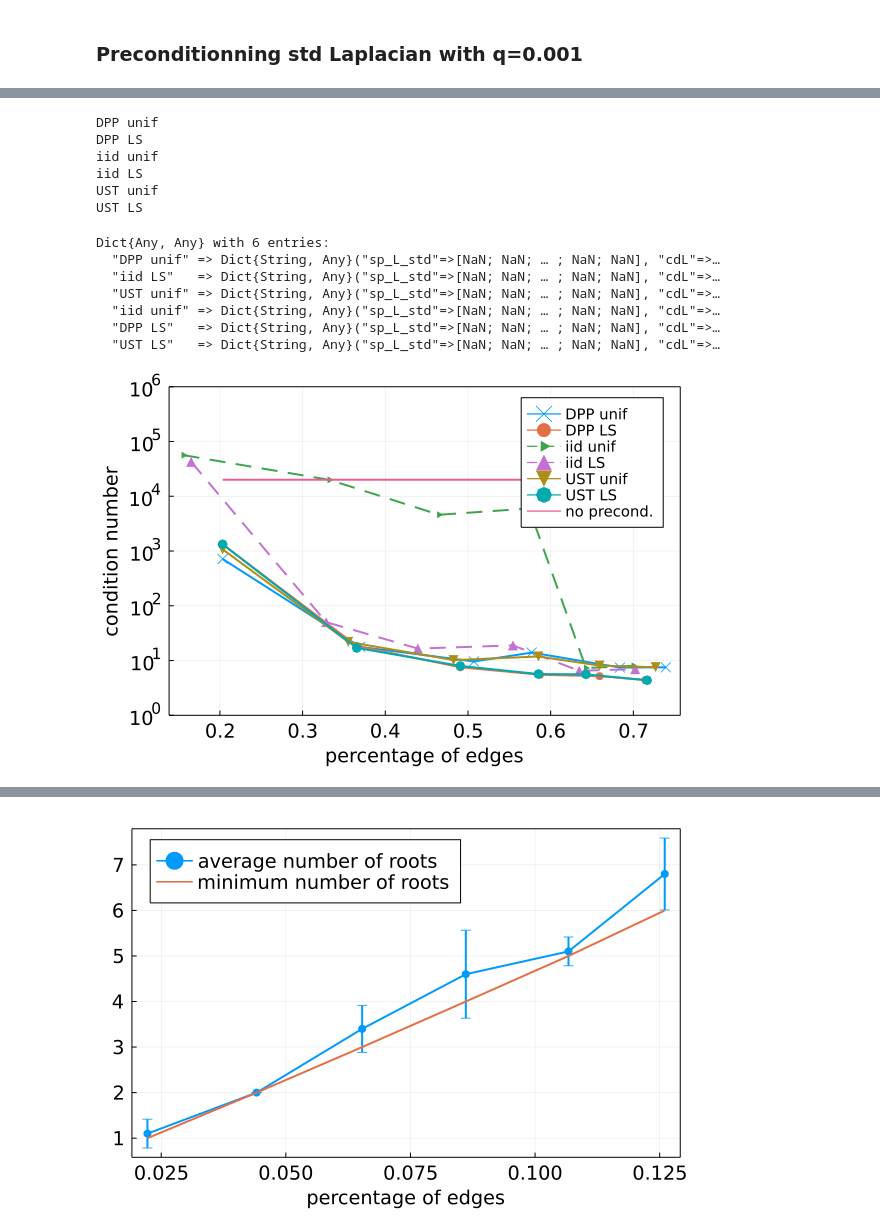
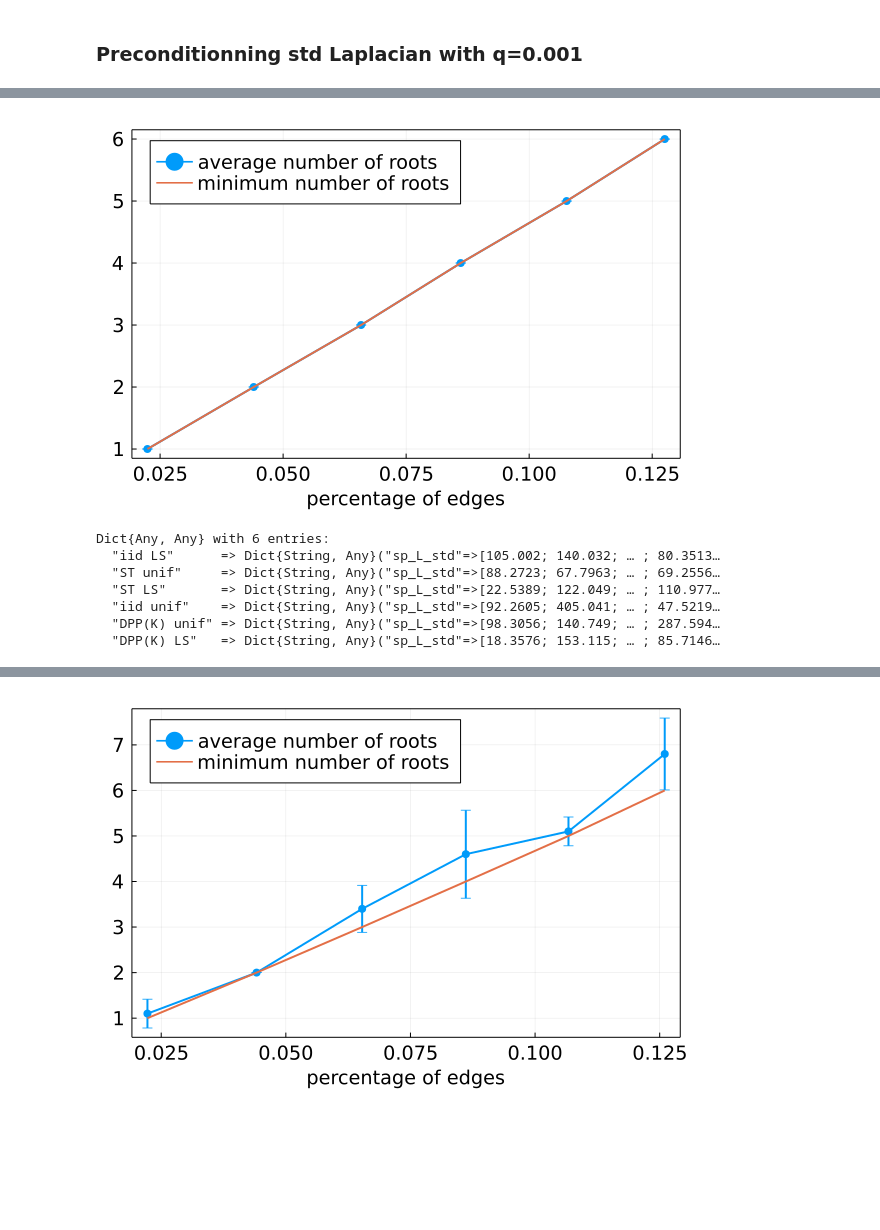
Before and after one commit to For-a-few-DPPs-more/MagneticLaplacianSparsifier.jl, a Jupyter notebook: notebooks/preconditioning.ipynb, the cells around one changed output, grey strips where cells are left out. Cells and saved outputs as stored; diff of their text form; code cells hidden in the pictures; blank space fills up the shorter version.

```diff
--- a/notebooks/preconditioning.ipynb
+++ b/notebooks/preconditioning.ipynb
@@ -8,3 +48,12 @@ using Measures
+# %%
+method = "DPP(K) unif"
+plot_nb_roots(D_results, method; legendposition=:topleft)
+
+# saving
+foldername = "figures/"*name*"_nb_roots"*".pdf"
+savefig(foldername)
+# %% [output]
+[figure, added]
 # %%
 n = 100
 p = 0.9
@@ -19,26 +68,15 @@ end
 B = magnetic_incidence(meta_g)
 L = B * B'
 
-q = 0.001
+q = 0.1
 n_batch = 6
-n_rep = 1
+n_rep = 3
 D_all = cond_numbers(meta_g,q,n_batch,n_rep,rng)
 # %% [output]
-DPP unif
-DPP LS
-iid unif
-iid LS
-UST unif
-UST LS
+Dict{Any, Any} with 6 entries:
+  "iid LS"      => Dict{String, Any}("sp_L_std"=>[105.002; 140.032; … ; 80.3513…
+  "ST unif"     => Dict{String, Any}("sp_L_std"=>[88.2723; 67.7963; … ; 69.2556…
+  "ST LS"       => Dict{String, Any}("sp_L_std"=>[22.5389; 122.049; … ; 110.977…
+  "iid unif"    => Dict{String, Any}("sp_L_std"=>[92.2605; 405.041; … ; 47.5219…
+  "DPP(K) unif" => Dict{String, Any}("sp_L_std"=>[98.3056; 140.749; … ; 287.594…
+  "DPP(K) LS"   => Dict{String, Any}("sp_L_std"=>[18.3576; 153.115; … ; 85.7146…
-Dict{Any, Any} with 6 entries:
-  "DPP unif" => Dict{String, Any}("sp_L_std"=>[NaN; NaN; … ; NaN; NaN], "cdL"=>…
-  "iid LS"   => Dict{String, Any}("sp_L_std"=>[NaN; NaN; … ; NaN; NaN], "cdL"=>…
-  "UST unif" => Dict{String, Any}("sp_L_std"=>[NaN; NaN; … ; NaN; NaN], "cdL"=>…
-  "iid unif" => Dict{String, Any}("sp_L_std"=>[NaN; NaN; … ; NaN; NaN], "cdL"=>…
-  "DPP LS"   => Dict{String, Any}("sp_L_std"=>[NaN; NaN; … ; NaN; NaN], "cdL"=>…
-  "UST LS"   => Dict{String, Any}("sp_L_std"=>[NaN; NaN; … ; NaN; NaN], "cdL"=>…
-# %%
-y_limits = (1,1e6)
-plot_comparison_cond(D_all,y_limits;legendposition=:topright)
-# %% [output]
-[figure, removed]
```
Also changed, not shown: parts of 7 cells of this notebook, 3 other files.
